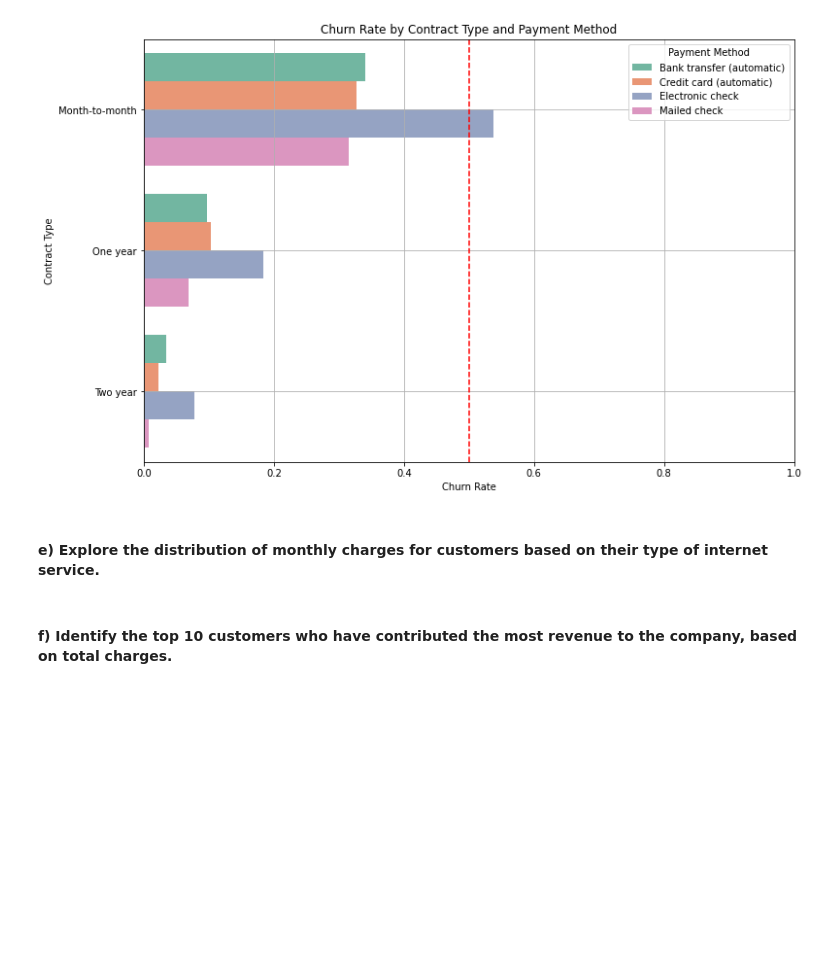
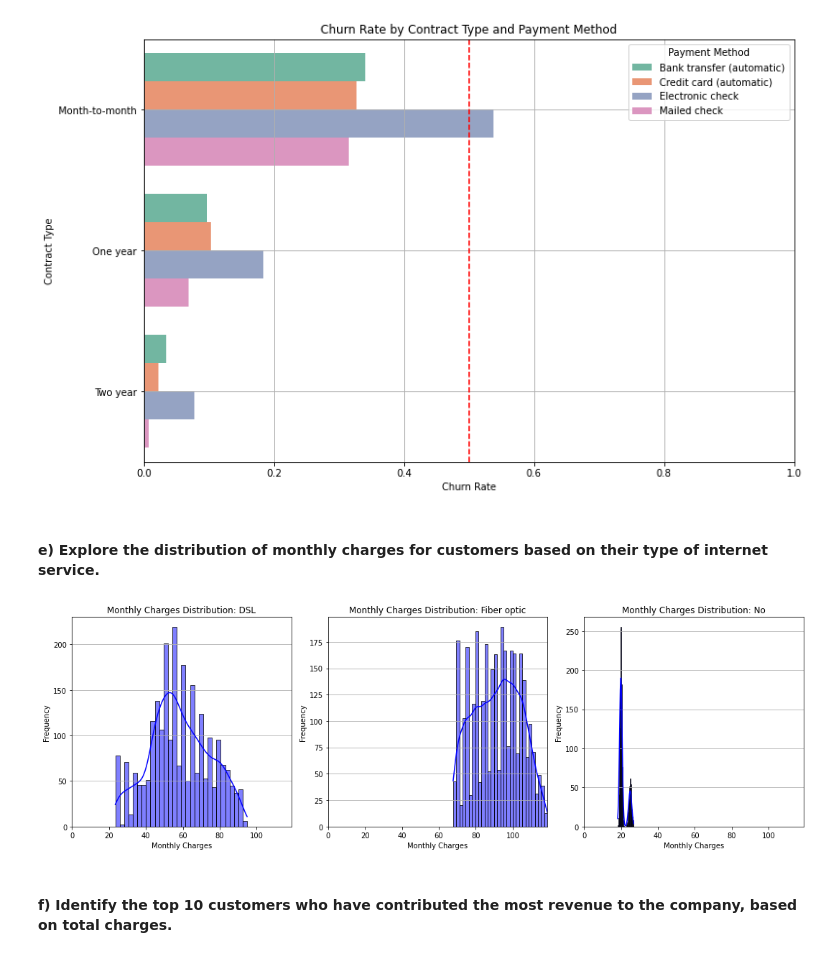
Before and after one commit to vskvj3/UST_Training, a Jupyter notebook: BigData/spark/Spark Workshop/Assignment 8 - Spark SQL.ipynb, the cells around one changed output. Saved outputs shown, nothing was run; the diff lists cells and outputs as text; code cells hidden in the pictures; blank space fills up the shorter version.

```diff
--- a/BigData/spark/Spark Workshop/Assignment 8 - Spark SQL.ipynb
+++ b/BigData/spark/Spark Workshop/Assignment 8 - Spark SQL.ipynb
@@ -249,5 +249,40 @@ plt.show()
 [figure]
 # %% [markdown]
 #### e) Explore the distribution of monthly charges for customers based on their type of internet service.
+# %%
+monthly_charges_internet_df = spark.sql(
+"""
+SELECT
+    InternetService,
+    MonthlyCharges
+FROM
+    churn_data
+""")
+# %%
+
+# Convert to Pandas DataFrame for visualization
+monthly_charges_internet_pd = monthly_charges_internet_df.toPandas()
+
+# Set the figure size
+plt.figure(figsize=(15, 5))
+
+# List of internet services
+services = monthly_charges_internet_pd['InternetService'].unique()
+
+# Loop through each service type and create a histogram
+for i, service in enumerate(services, 1):
+    plt.subplot(1, 3, i)  # Create a subplot for each service
+    sns.histplot(monthly_charges_internet_pd[monthly_charges_internet_pd['InternetService'] == service],
+                 x='MonthlyCharges', bins=30, kde=True, color='blue')
+    plt.title(f'Monthly Charges Distribution: {service}')
+    plt.xlabel('Monthly Charges')
+    plt.ylabel('Frequency')
+    plt.xlim(0, monthly_charges_internet_pd['MonthlyCharges'].max())  # Limit x-axis to max monthly charges
+    plt.grid(axis='y')
+
+plt.tight_layout()  # Adjust the layout for better spacing
+plt.show()
+# %% [output]
+[figure, added]
 # %% [markdown]
 #### f) Identify the top 10 customers who have contributed the most revenue to the company, based on total charges.
```
Also changed, not shown: parts of 13 cells of this notebook.
